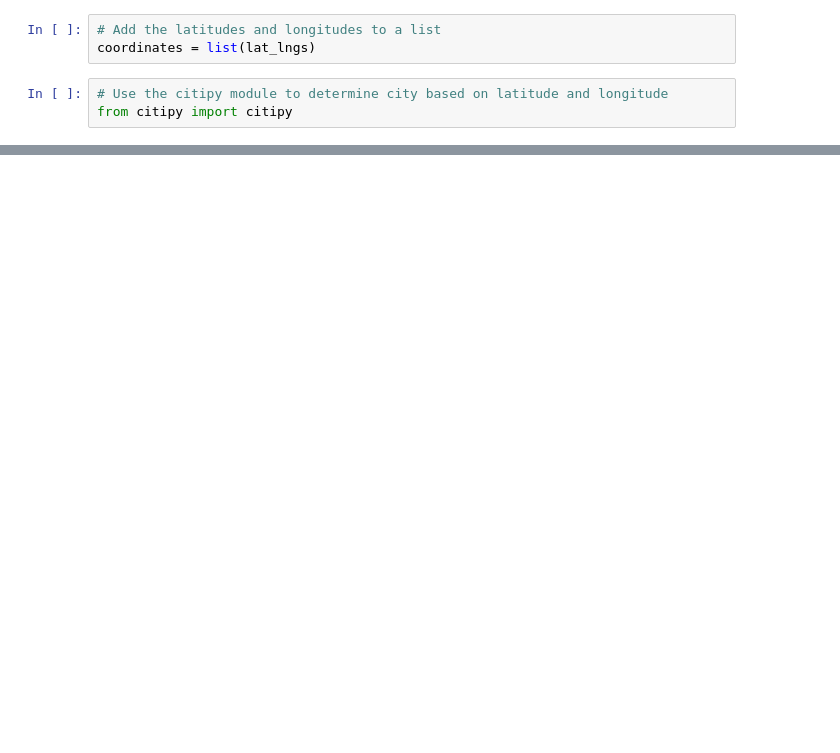
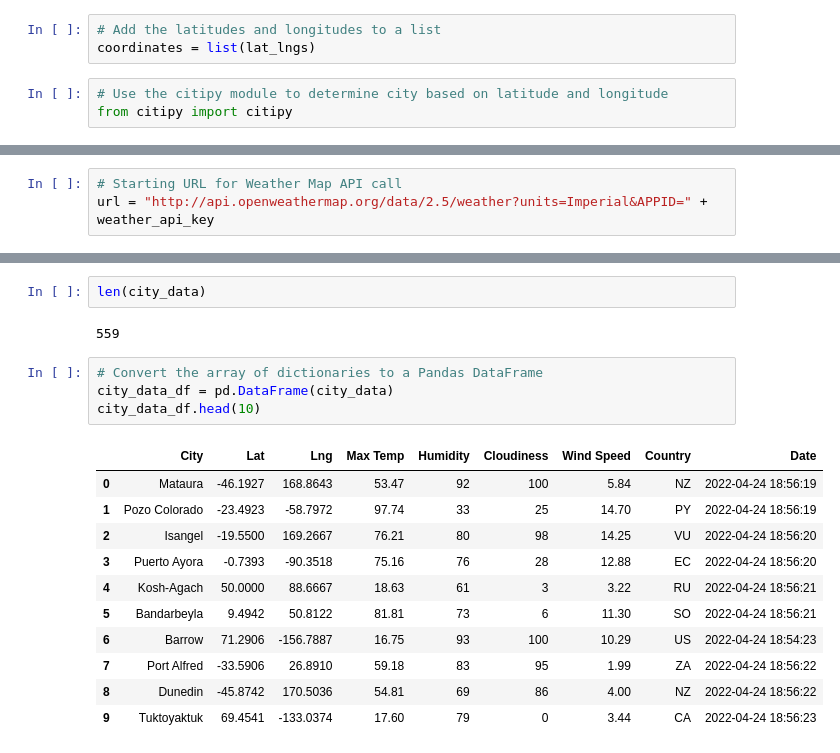
Before and after one commit to gforce2332/World_Weather_Analysis, a Jupyter notebook: WeatherPy.ipynb, the cells around one changed output, grey strips where cells are left out. Cells and saved outputs as stored; diff of their text form; blank space fills up the shorter version.

Commit message:
Modifying gitignore and adding WeatherPy file

```diff
--- a/WeatherPy.ipynb
+++ b/WeatherPy.ipynb
@@ -33,0 +36,3 @@ len(cities)
+# %%
+# Starting URL for Weather Map API call
+url = "http://api.openweathermap.org/data/2.5/weather?units=Imperial&APPID=" + weather_api_key
@@ -33,0 +123,20 @@ len(cities)
+# %%
+len(city_data)
+# %% [output]
+559
+# %%
+# Convert the array of dictionaries to a Pandas DataFrame
+city_data_df = pd.DataFrame(city_data)
+city_data_df.head(10)
+# %% [output]
+|  | City | Lat | Lng | Max Temp | Humidity | Cloudiness | Wind Speed | Country | Date |
+| 0 | Mataura | -46.1927 | 168.8643 | 53.47 | 92 | 100 | 5.84 | NZ | 2022-04-24 18:56:19 |
+| 1 | Pozo Colorado | -23.4923 | -58.7972 | 97.74 | 33 | 25 | 14.70 | PY | 2022-04-24 18:56:19 |
+| 2 | Isangel | -19.5500 | 169.2667 | 76.21 | 80 | 98 | 14.25 | VU | 2022-04-24 18:56:20 |
+| 3 | Puerto Ayora | -0.7393 | -90.3518 | 75.16 | 76 | 28 | 12.88 | EC | 2022-04-24 18:56:20 |
+| 4 | Kosh-Agach | 50.0000 | 88.6667 | 18.63 | 61 | 3 | 3.22 | RU | 2022-04-24 18:56:21 |
+| 5 | Bandarbeyla | 9.4942 | 50.8122 | 81.81 | 73 | 6 | 11.30 | SO | 2022-04-24 18:56:21 |
+| 6 | Barrow | 71.2906 | -156.7887 | 16.75 | 93 | 100 | 10.29 | US | 2022-04-24 18:54:23 |
+| 7 | Port Alfred | -33.5906 | 26.8910 | 59.18 | 83 | 95 | 1.99 | ZA | 2022-04-24 18:56:22 |
+| 8 | Dunedin | -45.8742 | 170.5036 | 54.81 | 69 | 86 | 4.00 | NZ | 2022-04-24 18:56:22 |
+| 9 | Tuktoyaktuk | 69.4541 | -133.0374 | 17.60 | 79 | 0 | 3.44 | CA | 2022-04-24 18:56:23 |
```
Also changed, not shown: parts of 7 cells of this notebook.
